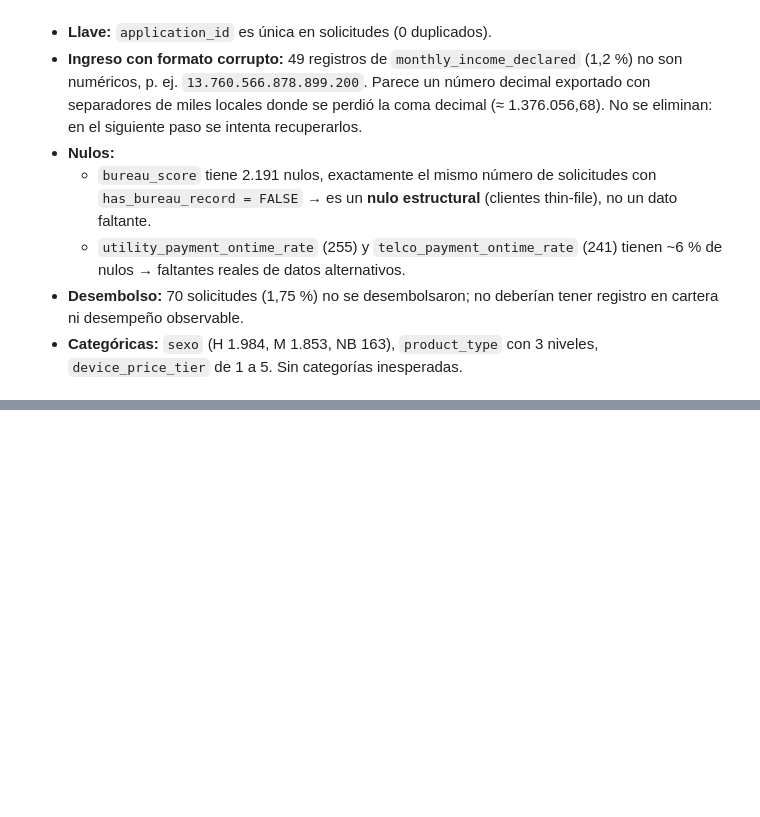
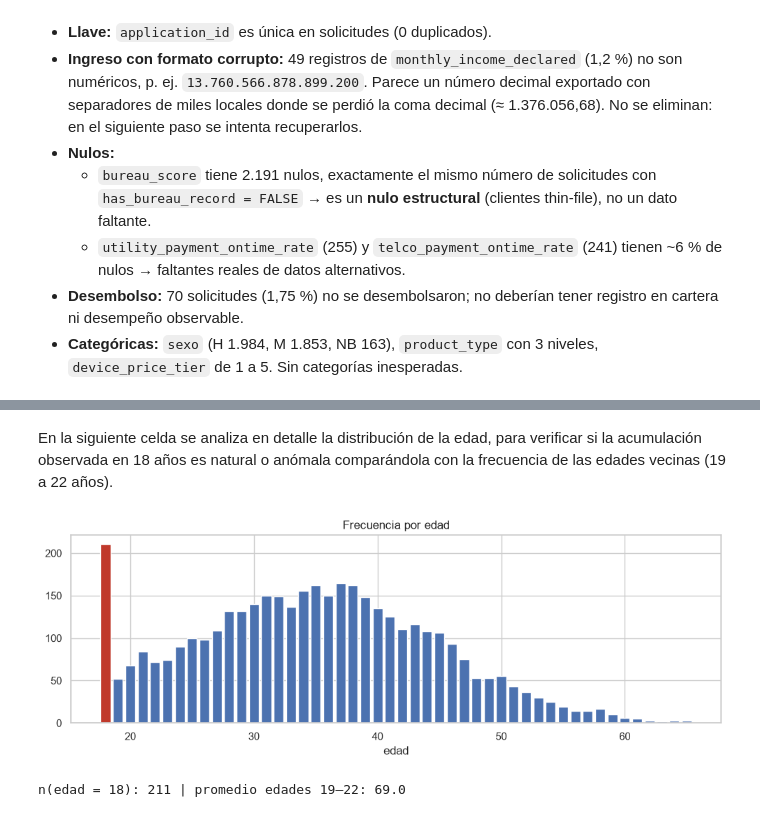
Before and after one commit to maisaarial/prueba-nequi, a Jupyter notebook: notebooks/01_modelo_pd_thin_file.ipynb, the cells around one changed output, grey strips where cells are left out. Drawn from its saved outputs; the diff is of its cells as text; code cells hidden in the pictures; blank space fills up the shorter version.

Commit message:
feat: Análisis de atípicos y anomalías de distribución en solicitudes

```diff
--- a/notebooks/01_modelo_pd_thin_file.ipynb
+++ b/notebooks/01_modelo_pd_thin_file.ipynb
@@ -114,0 +137,22 @@ sol.loc[pd.to_numeric(sol["monthly_income_declared"], errors="coerce").isna(),
+# %%
+ok_inc = pd.to_numeric(sol["monthly_income_declared"], errors="coerce")
+INC_MIN, INC_MAX = ok_inc.min(), ok_inc.max() * 1.01
+print(f"Rango de ingresos válidos: {INC_MIN:,.0f} – {ok_inc.max():,.0f}")
+
+def recuperar_ingreso(valor):
+    v = pd.to_numeric(valor, errors="coerce")
+    if pd.notna(v):
+        return v, 0
+    digitos = str(valor).replace(".", "")
+    candidatos = [int(digitos[:L]) for L in range(4, len(digitos))
+                  if INC_MIN <= int(digitos[:L]) <= INC_MAX]
+    return (float(candidatos[0]), 1) if len(candidatos) == 1 else (np.nan, 1)
+
+tmp = sol["monthly_income_declared"].map(recuperar_ingreso)
+sol["income"] = tmp.map(lambda t: t[0])
+sol["flag_income_recovered"] = tmp.map(lambda t: t[1])
+
+rec = sol[sol.flag_income_recovered == 1]
+print("Recuperados:", rec["income"].notna().sum(), "de", len(rec))
+display(rec[["monthly_income_declared", "income"]].head())
+pd.concat([ok_inc.describe().rename("validos"), rec["income"].describe().rename("recuperados")], axis=1)
@@ -114,0 +309,16 @@ sol.loc[pd.to_numeric(sol["monthly_income_declared"], errors="coerce").isna(),
+# %% [markdown]
+En la siguiente celda se analiza en detalle la distribución de la edad, para verificar
+si la acumulación observada en 18 años es natural o anómala comparándola con la
+frecuencia de las edades vecinas (19 a 22 años).
+# %%
+conteo_edad = sol["age"].value_counts().sort_index()
+fig, ax = plt.subplots(figsize=(12, 3.5))
+ax.bar(conteo_edad.index, conteo_edad.values,
+       color=["#C0392B" if a == 18 else "#4C72B0" for a in conteo_edad.index])
+ax.set_title("Frecuencia por edad")
+ax.set_xlabel("edad")
+plt.show()
+print("n(edad = 18):", conteo_edad[18], "| promedio edades 19–22:", round(conteo_edad.loc[19:22].mean(), 1))
+# %% [output]
+[figure, added]
+n(edad = 18): 211 | promedio edades 19–22: 69.0
```
Also changed, not shown: parts of 20 cells of this notebook.
